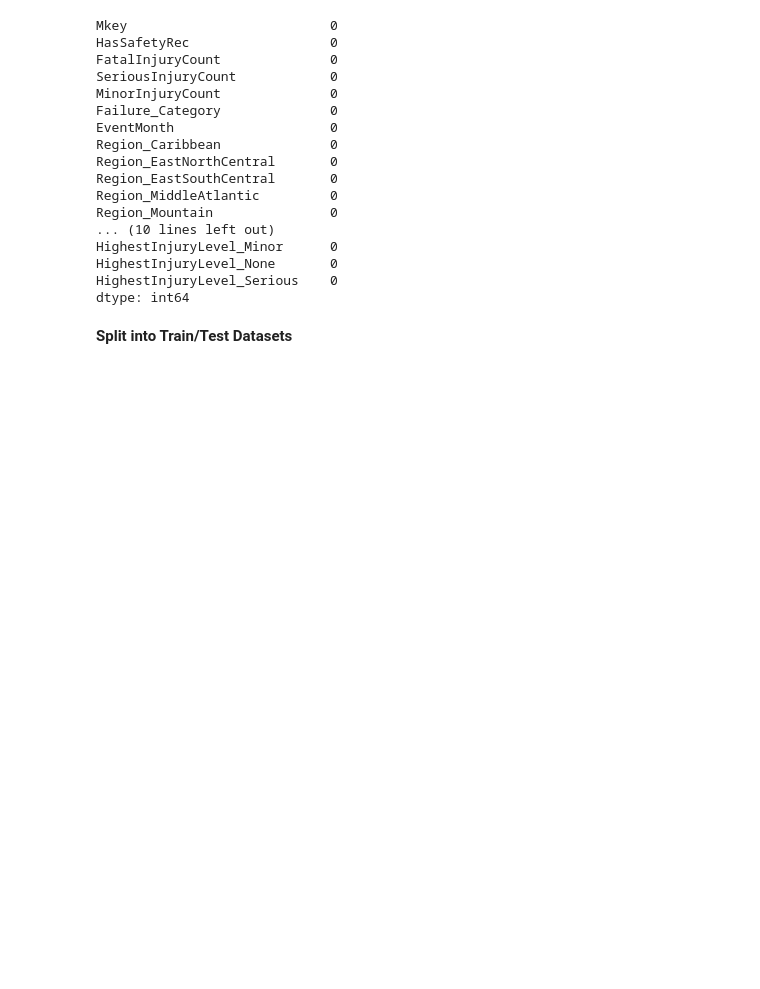
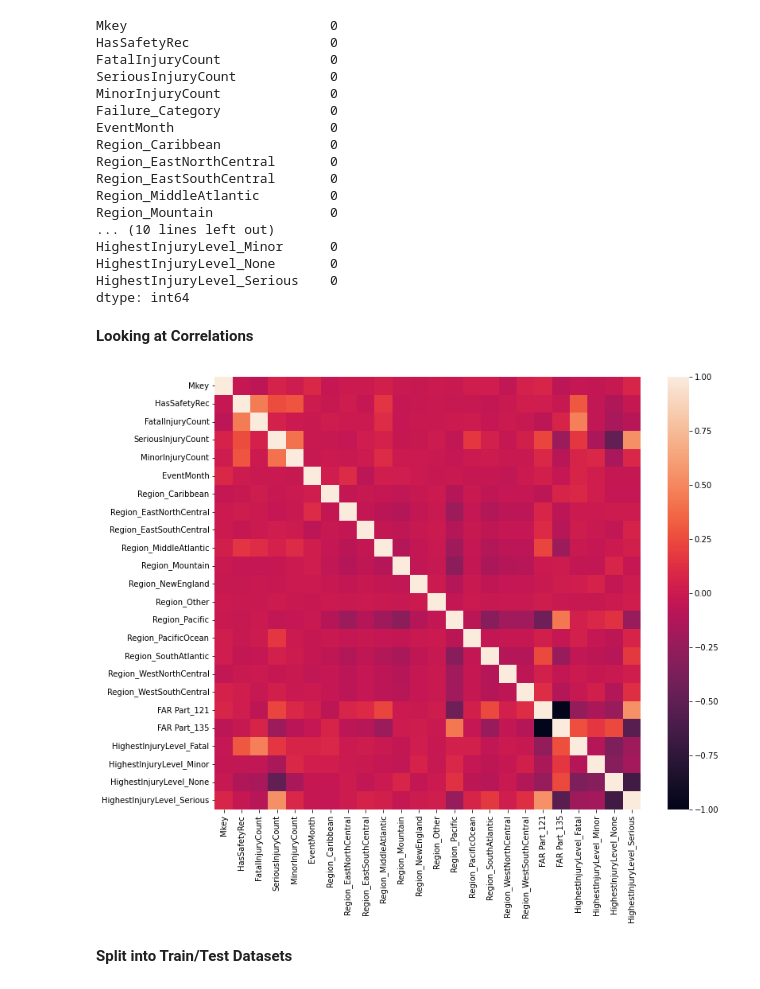
Before and after one commit to ashleyg16/Capstone2, a Jupyter notebook: Capstone 2 Pre-processing.ipynb, the cells around one changed output. Saved outputs shown, nothing was run; the diff lists cells and outputs as text; code cells hidden in the pictures; blank space fills up the shorter version.

```diff
--- a/Capstone 2 Pre-processing.ipynb
+++ b/Capstone 2 Pre-processing.ipynb
@@ -144,6 +144,13 @@ HighestInjuryLevel_Minor      0
 HighestInjuryLevel_None       0
 HighestInjuryLevel_Serious    0
 dtype: int64
+# %% [markdown]
+**Looking at Correlations**
+# %%
+plt.subplots(figsize=(12,10))
+sns.heatmap(df.corr());
+# %% [output]
+[figure, added]
 # %% [markdown]
 **Split into Train/Test Datasets**
 # %%
```
